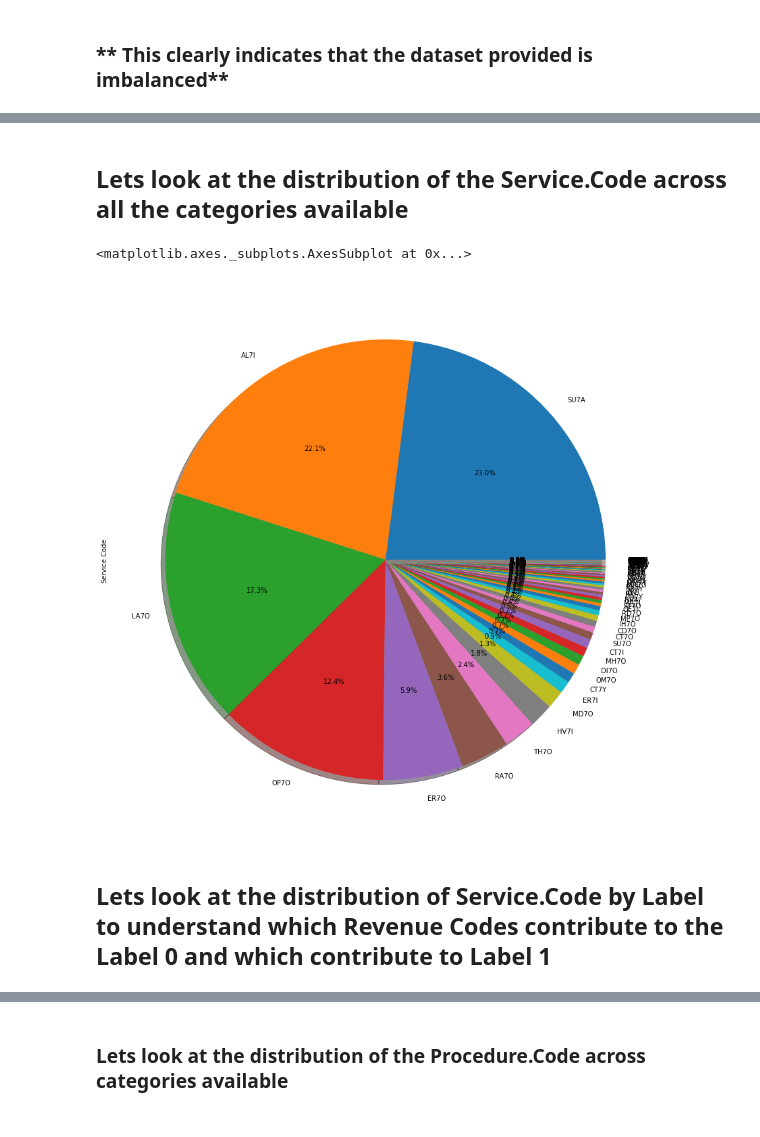
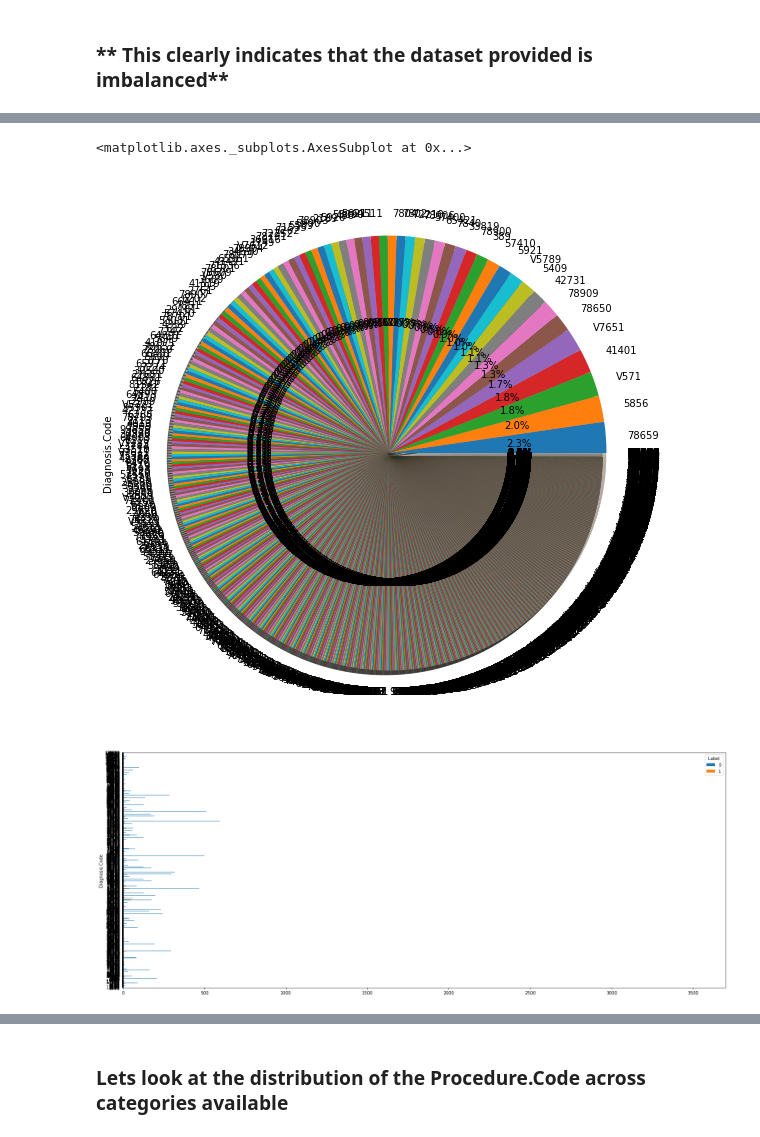
Before and after one commit to aimlbits16/Group_16, a Jupyter notebook: CapstoneProject_Preprocessing_Portion.ipynb, the cells around one changed output, grey strips where cells are left out. Saved outputs shown, nothing was run; the diff lists cells and outputs as text; code cells hidden in the pictures.

```diff
--- a/CapstoneProject_Preprocessing_Portion.ipynb
+++ b/CapstoneProject_Preprocessing_Portion.ipynb
@@ -200,15 +400,14 @@ memory usage: 50.1+ MB
 print ('No. Of Claim Number that are Null or not provided:{0}'.format(df_data['Claim.Number'].isnull().sum()))
 
 df_data[df_data['Claim.Number'].duplicated(keep=False)]['Claim.Number'].count()
-
-df_data['Claim.Number.Claim.Line.Number'] = df_data['Claim.Number'] + df_data['Claim.Line.Number']
-
+df_data['Claim.Number.Claim.Line.Number'] = df_data['Claim.Number'] + "-" + df_data['Claim.Line.Number']
 duplicate_claim_number_claim_line_number = df_data[df_data['Claim.Number.Claim.Line.Number'].duplicated(keep=False)]
 duplicate_count = duplicate_claim_number_claim_line_number['Claim.Number.Claim.Line.Number'].count()
 
 print ('No Of Duplicate Rows =',duplicate_count)
 
 df_data.drop(duplicate_claim_number_claim_line_number['Claim.Number.Claim.Line.Number'].index[1:duplicate_count],axis=0,inplace=True)
+df_data.info()
 # %% [output]
 No. Of Claim Number that are Null or not provided:0
 No Of Duplicate Rows = 196
@@ -315,9 +577,7 @@ pd.crosstab(df_data['Revenue.Code'],df_data['Label']).plot.barh(figsize=(15, 15)
-# %% [markdown]
-## Lets look at the distribution of the Service.Code across all the categories available
 # %%
-df_data['Service.Code'].value_counts().plot.pie(autopct='%1.1f%%', shadow=True,figsize=(15, 15))
+df_data['Diagnosis.Code'].value_counts().plot.pie(autopct='%1.1f%%', shadow=True,figsize=(10, 10))
+pd.crosstab(df_data['Diagnosis.Code'],df_data['Label']).plot.barh(figsize=(25, 10))
 # %% [output]
 <matplotlib.axes._subplots.AxesSubplot at 0x...>
-[figure, old version]
+[figure, new version]
+[figure, added]
-# %% [markdown]
-## Lets look at the distribution of Service.Code by Label to understand which Revenue Codes contribute to the Label 0 and which contribute to Label 1
```
Also changed, not shown: parts of 115 cells of this notebook.
